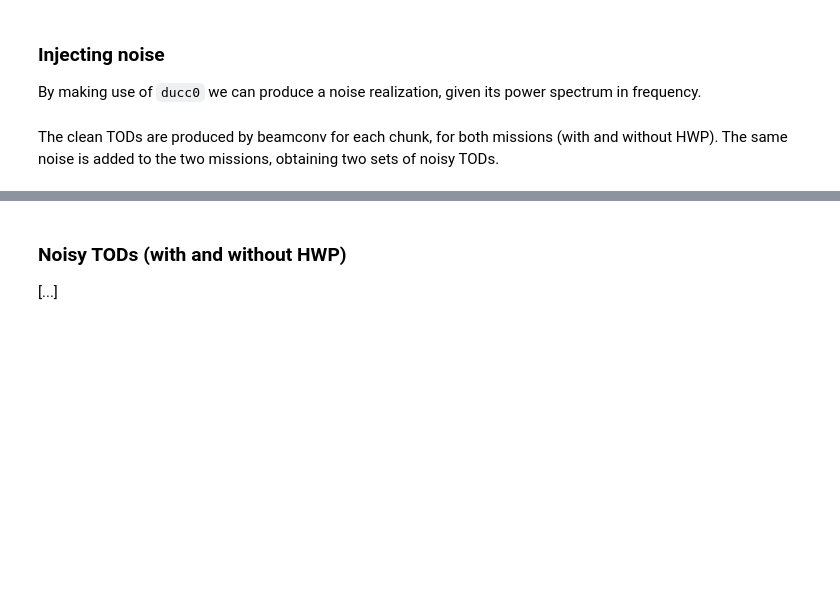
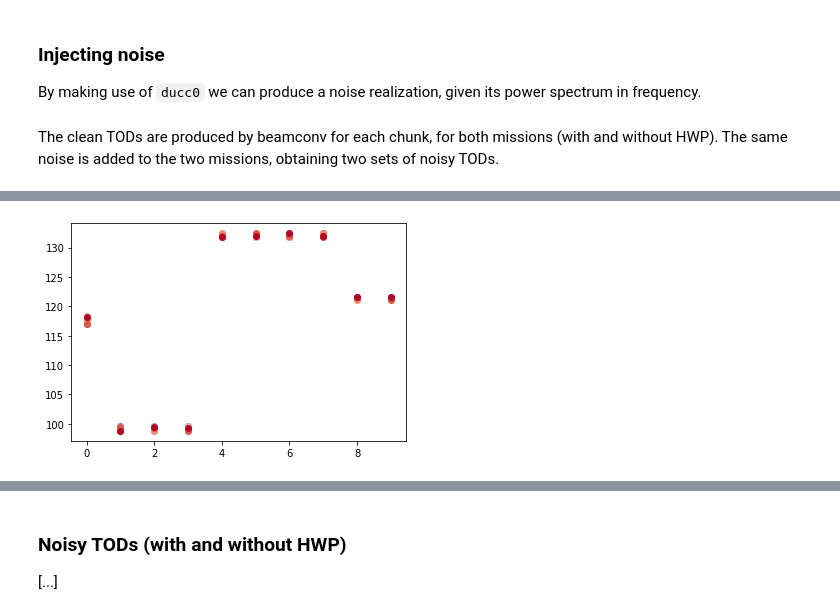
Before and after one commit to martamonelli/beamconv_tidy, a Jupyter notebook: beamconv/demo.ipynb, the cells around one changed output, grey strips where cells are left out. Cells and saved outputs as stored; diff of their text form; code cells hidden in the pictures; blank space fills up the shorter version.

```diff
--- a/beamconv/demo.ipynb
+++ b/beamconv/demo.ipynb
@@ -181,3 +211,17 @@ The clean TODs are produced by beamconv for each chunk, for both missions (with
+# %%
+plt.plot(ss_hwp.data(chunks_hwp[0],ss_hwp.beams[0][0],data_type='tod')[:10], 'o')
+plt.plot(ss_hwp.data(chunks_hwp[1],ss_hwp.beams[0][0],data_type='tod')[:10], 'o')
+plt.plot(ss_hwp.data(chunks_hwp[2],ss_hwp.beams[0][0],data_type='tod')[:10], 'o')
+plt.plot(ss_hwp.data(chunks_hwp[3],ss_hwp.beams[0][0],data_type='tod')[:10], 'o')
+plt.plot(ss_hwp.data(chunks_hwp[4],ss_hwp.beams[0][0],data_type='tod')[:10], 'o')
+plt.plot(ss_hwp.data(chunks_hwp[5],ss_hwp.beams[0][0],data_type='tod')[:10], 'o')
+plt.plot(ss_hwp.data(chunks_hwp[6],ss_hwp.beams[0][0],data_type='tod')[:10], 'o')
+plt.plot(ss_hwp.data(chunks_hwp[7],ss_hwp.beams[0][0],data_type='tod')[:10], 'o')
+plt.plot(ss_hwp.data(chunks_hwp[8],ss_hwp.beams[0][0],data_type='tod')[:10], 'o')
+plt.plot(ss_hwp.data(chunks_hwp[9],ss_hwp.beams[0][0],data_type='tod')[:10], 'o')
+plt.show()
+# %% [output]
+[figure, added]
 # %%
 # Setting up and fillind TODs (clean, noisy and noise-only)
 clean_TOD = np.empty((ndet,int(ss.mlen*ss.fsamp)))
```
Also changed, not shown: parts of 12 cells of this notebook, 1 other file.
